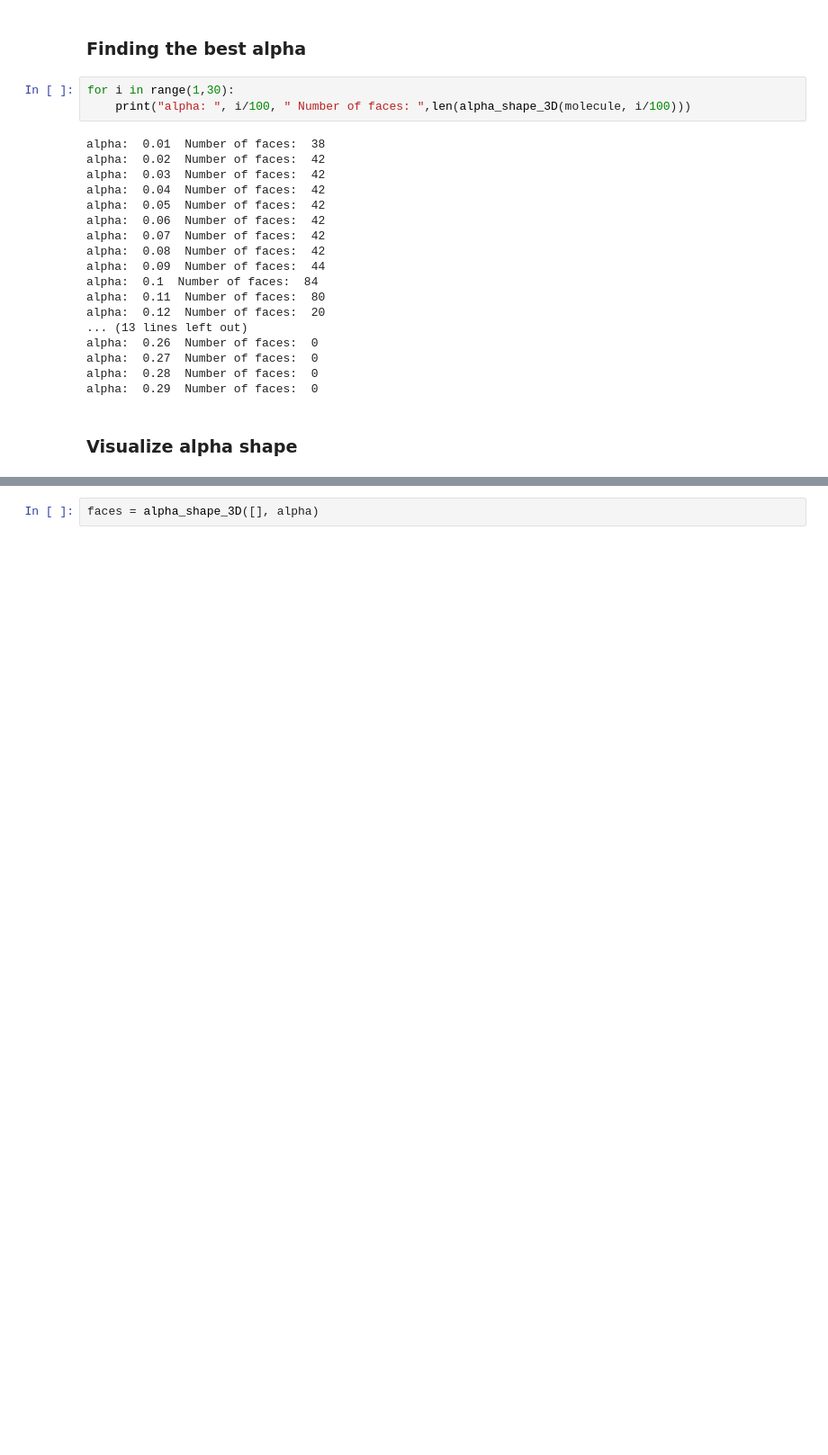
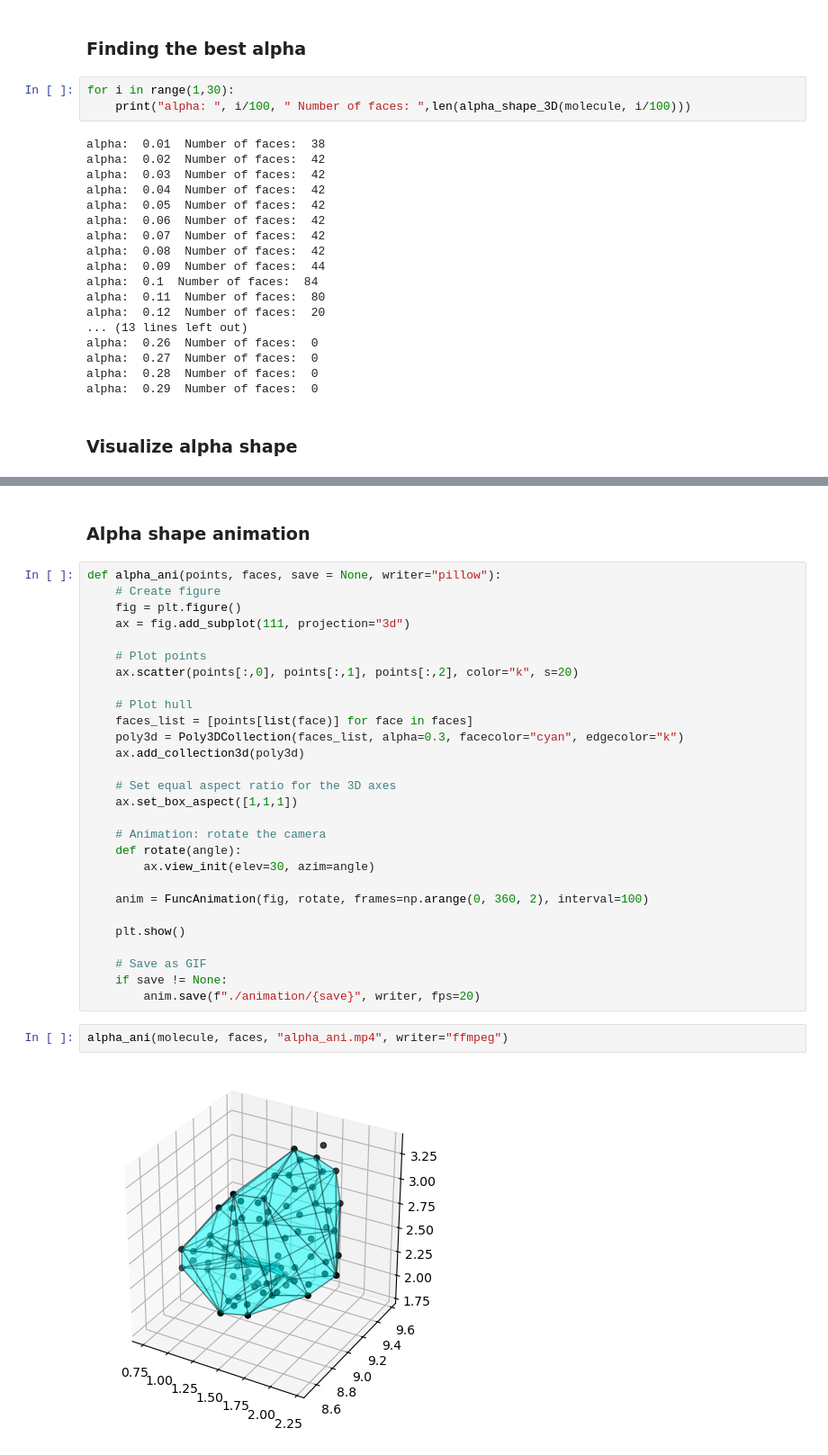
Before and after one commit to QMathsdude/kmc-charge-transport-organic-semiconductor, a Jupyter notebook: notebooks/03_/kz_temp/convex_hull_model.ipynb, the cells around one changed output, grey strips where cells are left out. Shown: that part at 90% size. Saved outputs shown, nothing was run; the diff lists cells and outputs as text; blank space fills up the shorter version.

```diff
--- a/notebooks/03_/kz_temp/convex_hull_model.ipynb
+++ b/notebooks/03_/kz_temp/convex_hull_model.ipynb
@@ -223,2 +258,34 @@ plot_alpha_shape(molecule, faces, alpha)
-# %%
-faces = alpha_shape_3D([], alpha)
+# %% [markdown]
+### Alpha shape animation
+# %%
+def alpha_ani(points, faces, save = None, writer="pillow"):
+    # Create figure
+    fig = plt.figure()
+    ax = fig.add_subplot(111, projection="3d")
+
+    # Plot points
+    ax.scatter(points[:,0], points[:,1], points[:,2], color="k", s=20)
+
+    # Plot hull
+    faces_list = [points[list(face)] for face in faces]
+    poly3d = Poly3DCollection(faces_list, alpha=0.3, facecolor="cyan", edgecolor="k")
+    ax.add_collection3d(poly3d)
+
+    # Set equal aspect ratio for the 3D axes
+    ax.set_box_aspect([1,1,1])
+
+    # Animation: rotate the camera
+    def rotate(angle):
+        ax.view_init(elev=30, azim=angle)
+
+    anim = FuncAnimation(fig, rotate, frames=np.arange(0, 360, 2), interval=100)
+
+    plt.show()
+
+    # Save as GIF
+    if save != None:
+        anim.save(f"./animation/{save}", writer, fps=20)
+# %%
+alpha_ani(molecule, faces, "alpha_ani.mp4", writer="ffmpeg")
+# %% [output]
+[figure, added]
```
Also changed, not shown: parts of 8 cells of this notebook, 1 other file.
